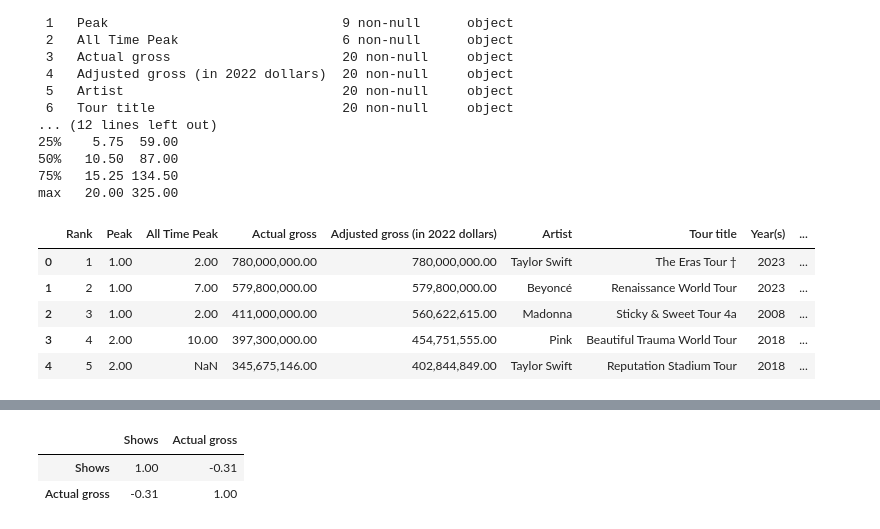
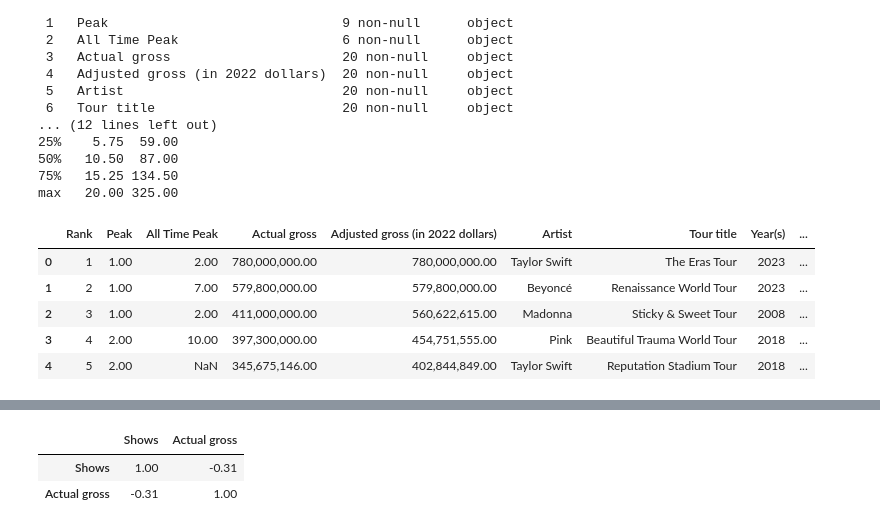
Before and after one commit to andifathir/Penggalian-Data, a Jupyter notebook: Praktikum/Modul2/tugas.ipynb, the cells around one changed output, grey strips where cells are left out. Drawn from its saved outputs; the diff is of its cells as text; code cells hidden in the pictures.

```diff
--- a/Praktikum/Modul2/tugas.ipynb
+++ b/Praktikum/Modul2/tugas.ipynb
@@ -115,33 +115,33 @@ max   20.00 325.00
 # %%
 # 2. Data cleaning and manipulation
 # Clean the 'Year(s)' column by extracting the start year
 data['Year(s)'] = data['Year(s)'].apply(lambda x: str(x).split('-')[0] if isinstance(x, str) else x)
 
 # Clean and convert the gross values to numeric
 # Remove any non-numeric characters (like [b] or commas), then convert to float
 data['Actual gross'] = data['Actual gross'].replace({'\\$': '', ',': '', '\\[.*\\]': ''}, regex=True).astype(float)
 data['Adjusted gross (in 2022 dollars)'] = data['Adjusted gross (in 2022 dollars)'].replace({'\\$': '', ',': '', '\\[.*\\]': ''}, regex=True).astype(float)
 
 # Handling missing values (if any)
 data = data.dropna(subset=['Actual gross', 'Adjusted gross (in 2022 dollars)'])
 
 # Clean the 'Peak' and 'All Time Peak' columns by removing any non-numeric characters
-data['Peak'] = data['Peak'].replace({'\[\w*\]': '', '†': '', ',': ''}, regex=True).astype(float)
-data['All Time Peak'] = data['All Time Peak'].replace({'\[\w*\]': '', '†': '', ',': ''}, regex=True).astype(float)
+data['Peak'] = data['Peak'].replace({'\\[.*?\\]': '', '†': '', ',': ''}, regex=True).astype(float)
+data['All Time Peak'] = data['All Time Peak'].replace({'\\[.*?\\]': '', '†': '', ',': ''}, regex=True).astype(float)
 
 # Fill missing values in 'Peak' and 'All Time Peak' with a placeholder (e.g., NaN)
 data['Peak'] = data['Peak'].fillna(np.nan)
 data['All Time Peak'] = data['All Time Peak'].fillna(np.nan)
 
 # Remove special characters like ‡[21][a]* from the 'Tour title' column
-data['Tour title'] = data['Tour title'].replace(r'[\[.*\]‡\*]', '', regex=True)
+data['Tour title'] = data['Tour title'].replace(r'\[.*?\]|\‡|\*|\†', '', regex=True)
 
 # Display the cleaned data
 data.head()
 # %% [output]
 |  | Rank | Peak | All Time Peak | Actual gross | Adjusted gross (in 2022 dollars) | Artist | Tour title | Year(s) | ... |
-| 0 | 1 | 1.00 | 2.00 | 780,000,000.00 | 780,000,000.00 | Taylor Swift | The Eras Tour † | 2023 | ... |
+| 0 | 1 | 1.00 | 2.00 | 780,000,000.00 | 780,000,000.00 | Taylor Swift | The Eras Tour | 2023 | ... |
 | 1 | 2 | 1.00 | 7.00 | 579,800,000.00 | 579,800,000.00 | Beyoncé | Renaissance World Tour | 2023 | ... |
-| 2 | 3 | 1.00 | 2.00 | 411,000,000.00 | 560,622,615.00 | Madonna | Sticky & Sweet Tour 4a | 2008 | ... |
+| 2 | 3 | 1.00 | 2.00 | 411,000,000.00 | 560,622,615.00 | Madonna | Sticky & Sweet Tour | 2008 | ... |
 | 3 | 4 | 2.00 | 10.00 | 397,300,000.00 | 454,751,555.00 | Pink | Beautiful Trauma World Tour | 2018 | ... |
 | 4 | 5 | 2.00 | NaN | 345,675,146.00 | 402,844,849.00 | Taylor Swift | Reputation Stadium Tour | 2018 | ... |
```
Also changed, not shown: parts of 7 cells of this notebook.
